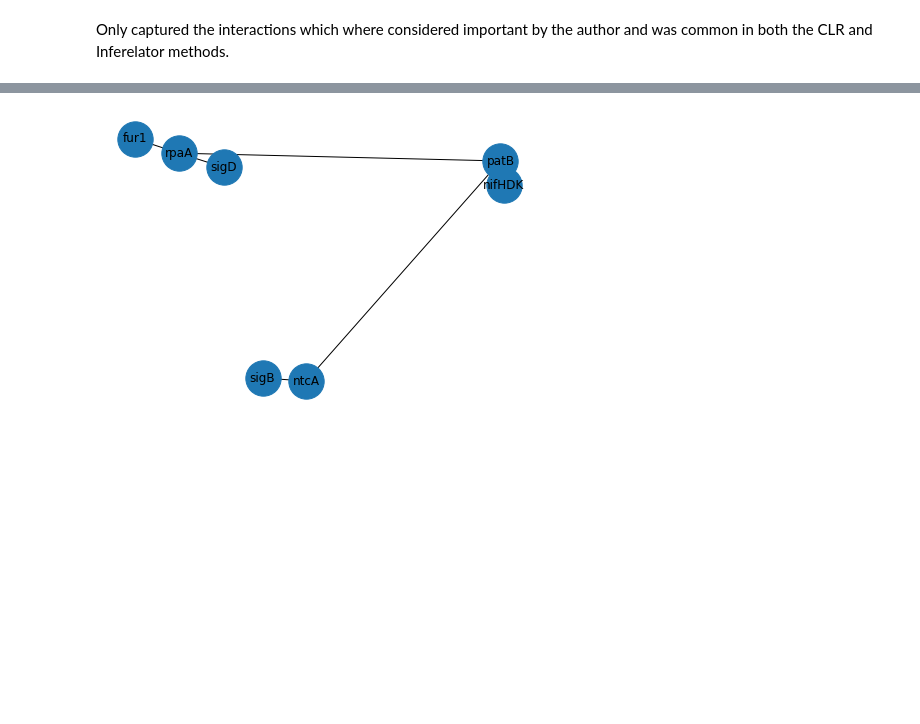
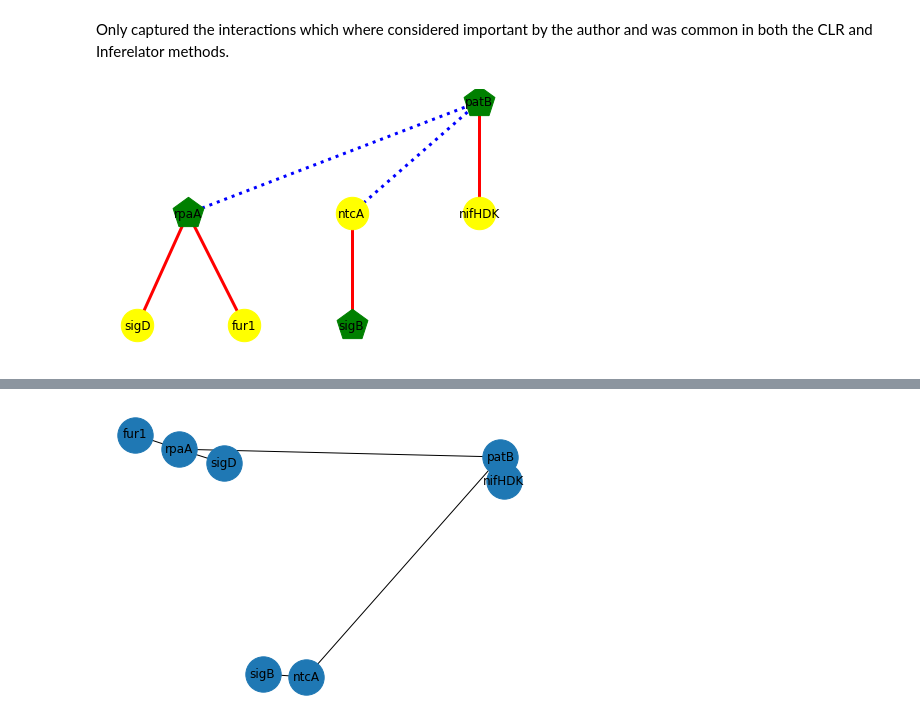
Before and after one commit to deeprob/GRNlit-51142, a Jupyter notebook: 2. Jason E. McDermott et. al.ipynb, the cells around one changed output, grey strips where cells are left out. Drawn from its saved outputs; the diff is of its cells as text; code cells hidden in the pictures; blank space fills up the shorter version.

```diff
--- a/2. Jason E. McDermott et. al.ipynb
+++ b/2. Jason E. McDermott et. al.ipynb
@@ -13,8 +23,40 @@ Only captured the interactions which where considered important by the author an
 # %%
 # only taking the common nodes between two separate methods
 nodes = ['patB','rpaA','ntcA','sigD','fur1','sigB','nifHDK']
-edges = [('patB','rpaA',{'weight':0}),('patB','ntcA',{'weight':0}),('patB','nifHDK',{'weight':1}),
+edges = [('patB','rpaA',{'weight':-1}),('patB','ntcA',{'weight':-1}),('patB','nifHDK',{'weight':1}),
          ('rpaA','sigD',{'weight':1}),('rpaA','fur1',{'weight':1}),('sigB','ntcA',{'weight':1})]
 G2 = nx.Graph()
 G2.add_nodes_from(nodes)
 G2.add_edges_from(edges)
+# %%
+plt.figure(figsize=(6,4))
+
+tfnode  = [node for node in G2.nodes if node in ['patB','rpaA','sigB']]
+tgnode  = [node for node in G2.nodes if node not in ['patB','rpaA','sigB']]
+
+elarge = [(u, v) for (u, v, d) in G2.edges(data=True) if d['weight'] > 0]
+esmall = [(u, v) for (u, v, d) in G2.edges(data=True) if d['weight'] <= 0]
+
+#pos = nx.layout.spring_layout(G)
+pos = graphviz_layout(G2, prog='dot')
+
+nx.draw_networkx_nodes(G2, pos, nodelist=tfnode, with_labels=True, node_size=1050, node_color='green',
+                       node_shape='p')
+nx.draw_networkx_nodes(G2, pos, nodelist=tgnode, with_labels=True, node_size=1050, node_color='yellow',
+                       node_shape='o')
+
+
+nx.draw_networkx_edges(G2, pos, edgelist=elarge, width=3, arrows = True, arrowsize = 40,
+                       arrowstyle= '->',min_source_margin=5,min_target_margin=5,edge_color='r')
+nx.draw_networkx_edges(G2, pos, edgelist=esmall, width=3, arrows = True, edge_color='b', arrowsize = 40,
+                       arrowstyle= '-[',style = 'dotted',min_source_margin=10,min_target_margin=11)
+
+nx.draw_networkx_labels(G2, pos, font_size=12)
+
+ax = plt.gca()
+ax.set_axis_off()
+plt.tight_layout()
+plt.savefig('GRNimages/smallGRN.png')
+plt.show()
+# %% [output]
+[figure, added]
```
Also changed, not shown: parts of 4 cells of this notebook, 9 other files.
